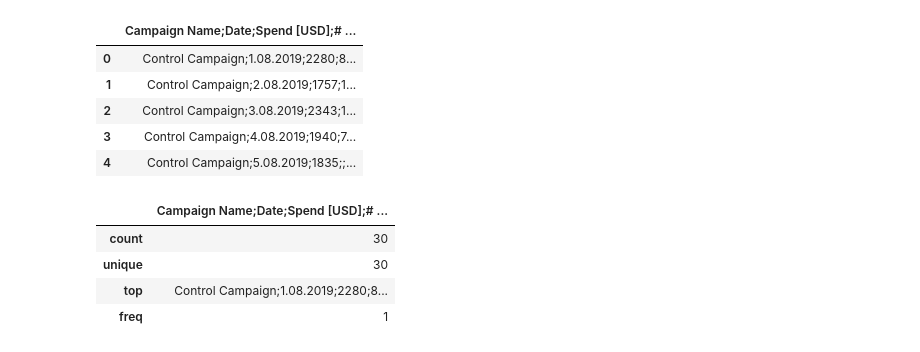
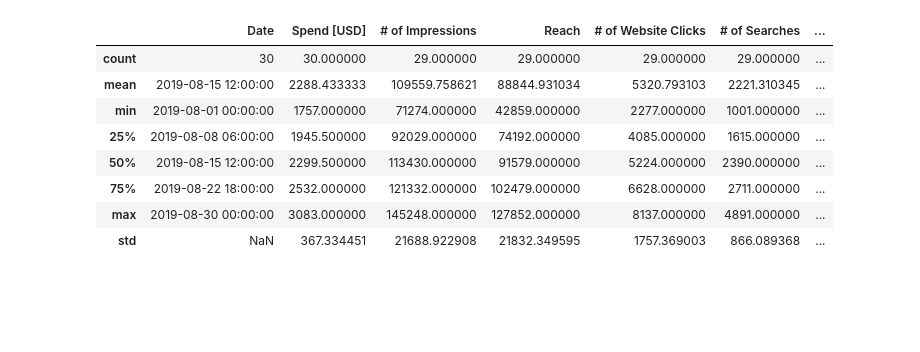
Before and after one commit to artvezz/teste_ab_projeto, a Jupyter notebook: notebooks/eda_CG.ipynb, the cells around one changed output. Drawn from its saved outputs; the diff is of its cells as text; code cells hidden in the pictures; blank space fills up the shorter version.

```diff
--- a/notebooks/eda_CG.ipynb
+++ b/notebooks/eda_CG.ipynb
@@ -1,2 +8,4 @@
 # %%
 import pandas as pd
+
+pd.set_option("display.width", 200)
@@ -24,0 +18,7 @@ df_CG
+# %%
+# O CSV usa ';' como separador. O caminho e relativo a raiz do repo, entao
+# o notebook roda em qualquer maquina depois de abrir a pasta do projeto.
+df = pd.read_csv("../data/control_group.csv", sep=";")
+df["Date"] = pd.to_datetime(df["Date"], format="%d.%m.%Y", dayfirst=True)
+df = df.sort_values("Date").reset_index(drop=True)
+print("GRUPO DE CONTROLE - {} dias".format(len(df)))
@@ -65,17 +56,12 @@ df_CG
-# %%
-df_CG.head()
-# %% [output]
-|  | Campaign Name;Date;Spend [USD];# ... |
-| 0 | Control Campaign;1.08.2019;2280;8... |
-| 1 | Control Campaign;2.08.2019;1757;1... |
-| 2 | Control Campaign;3.08.2019;2343;1... |
-| 3 | Control Campaign;4.08.2019;1940;7... |
-| 4 | Control Campaign;5.08.2019;1835;;... |
 # %%
-df_CG.describe()
+df.describe()
 # %% [output]
-|  | Campaign Name;Date;Spend [USD];# ... |
-| count | 30 |
-| unique | 30 |
-| top | Control Campaign;1.08.2019;2280;8... |
-| freq | 1 |
+|  | Date | Spend [USD] | # of Impressions | Reach | # of Website Clicks | # of Searches | ... |
+| count | 30 | 30.000000 | 29.000000 | 29.000000 | 29.000000 | 29.000000 | ... |
+| mean | 2019-08-15 12:00:00 | 2288.433333 | 109559.758621 | 88844.931034 | 5320.793103 | 2221.310345 | ... |
+| min | 2019-08-01 00:00:00 | 1757.000000 | 71274.000000 | 42859.000000 | 2277.000000 | 1001.000000 | ... |
+| 25% | 2019-08-08 06:00:00 | 1945.500000 | 92029.000000 | 74192.000000 | 4085.000000 | 1615.000000 | ... |
+| 50% | 2019-08-15 12:00:00 | 2299.500000 | 113430.000000 | 91579.000000 | 5224.000000 | 2390.000000 | ... |
+| 75% | 2019-08-22 18:00:00 | 2532.000000 | 121332.000000 | 102479.000000 | 6628.000000 | 2711.000000 | ... |
+| max | 2019-08-30 00:00:00 | 3083.000000 | 145248.000000 | 127852.000000 | 8137.000000 | 4891.000000 | ... |
+| std | NaN | 367.334451 | 21688.922908 | 21832.349595 | 1757.369003 | 866.089368 | ... |
```
Also changed, not shown: parts of 10 cells of this notebook, 8 other files.
